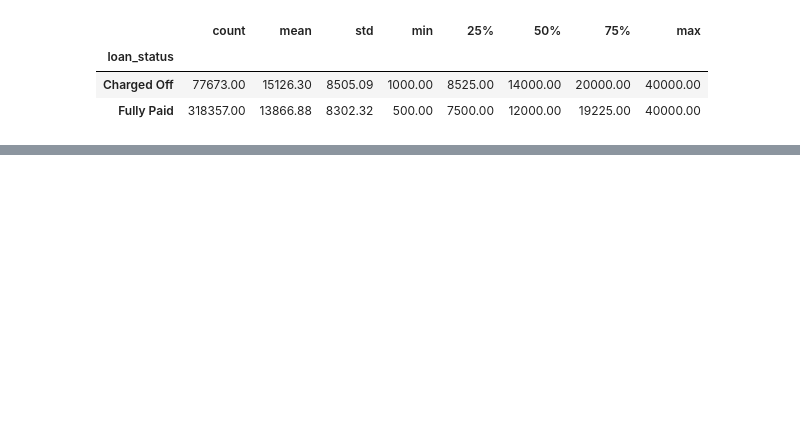
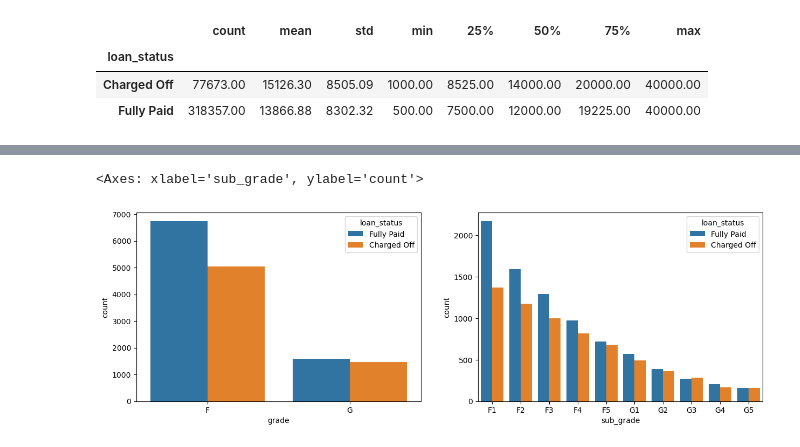
Before and after one commit to harsh0520/preprocess_lending_lending_club_data, a Jupyter notebook: concat_data.ipynb, the cells around one changed output, grey strips where cells are left out. Drawn from its saved outputs; the diff is of its cells as text; code cells hidden in the pictures; blank space fills up the shorter version.

```diff
--- a/concat_data.ipynb
+++ b/concat_data.ipynb
@@ -135,0 +182,15 @@ data.groupby(by='loan_status')['loan_amnt'].describe()
+# %%
+df = data[(data.grade == 'F') | (data.grade == 'G')]
+
+plt.figure(figsize=(15, 10))
+
+plt.subplot(2, 2, 1)
+grade = sorted(df.grade.unique().tolist())
+sns.countplot(x='grade', data=df, hue='loan_status', order=grade)
+
+plt.subplot(2, 2, 2)
+sub_grade = sorted(df.sub_grade.unique().tolist())
+sns.countplot(x='sub_grade', data=df, hue='loan_status', order=sub_grade)
+# %% [output]
+<Axes: xlabel='sub_grade', ylabel='count'>
+[figure, added]
```
Also changed, not shown: parts of 12 cells of this notebook.
